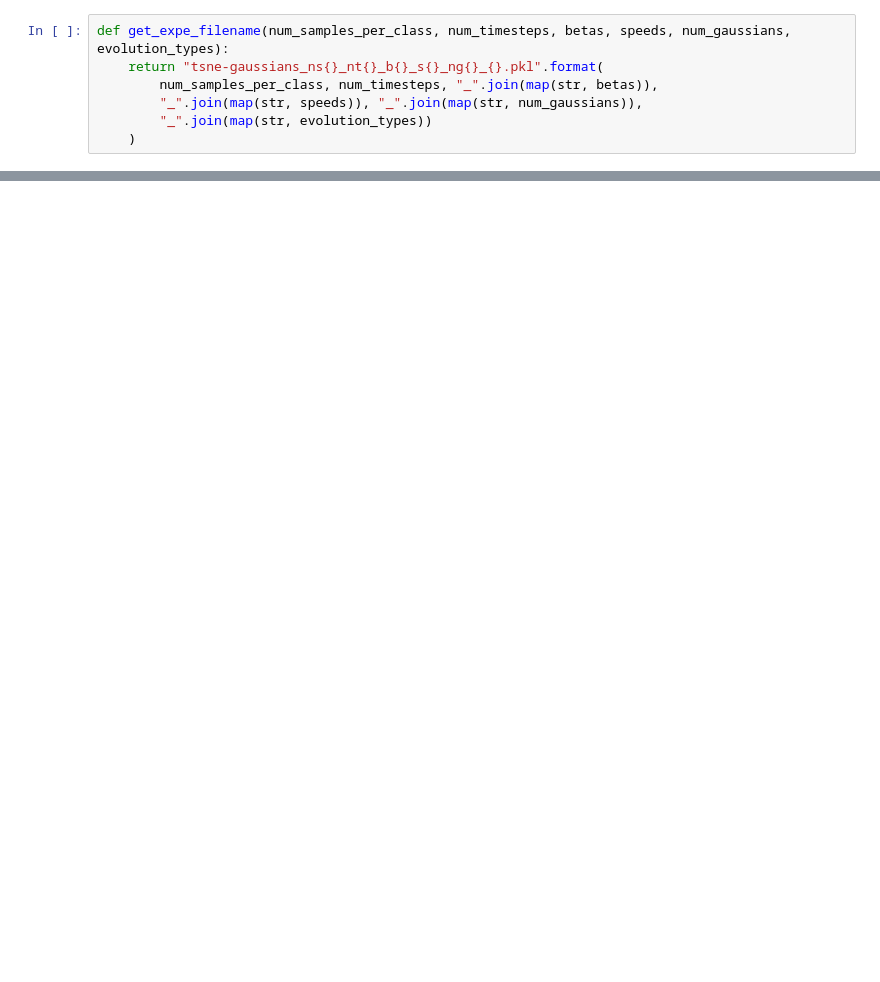
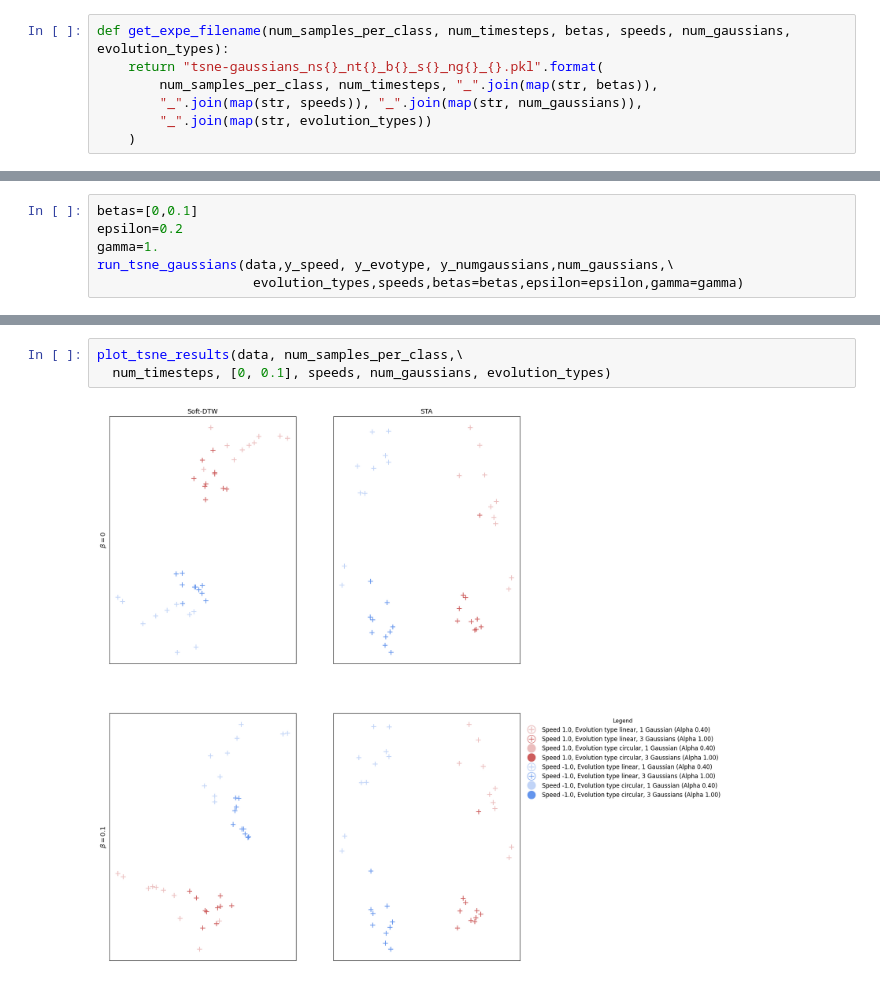
Before and after one commit to Basile-Terv/spatio-temporal-alignements, a Jupyter notebook: evolving_gaussians.ipynb, the cells around one changed output, grey strips where cells are left out. Saved outputs shown, nothing was run; the diff lists cells and outputs as text; blank space fills up the shorter version.

```diff
--- a/evolving_gaussians.ipynb
+++ b/evolving_gaussians.ipynb
@@ -297,0 +319,6 @@ plot_tsne_results(data, num_samples_per_class,\
+# %%
+betas=[0,0.1]
+epsilon=0.2
+gamma=1.
+run_tsne_gaussians(data,y_speed, y_evotype, y_numgaussians,num_gaussians,\
+                    evolution_types,speeds,betas=betas,epsilon=epsilon,gamma=gamma)
@@ -297,0 +343,5 @@ plot_tsne_results(data, num_samples_per_class,\
+# %%
+plot_tsne_results(data, num_samples_per_class,\
+  num_timesteps, [0, 0.1], speeds, num_gaussians, evolution_types)
+# %% [output]
+[figure, added]
```
Also changed, not shown: parts of 13 cells of this notebook, 7 other files.
